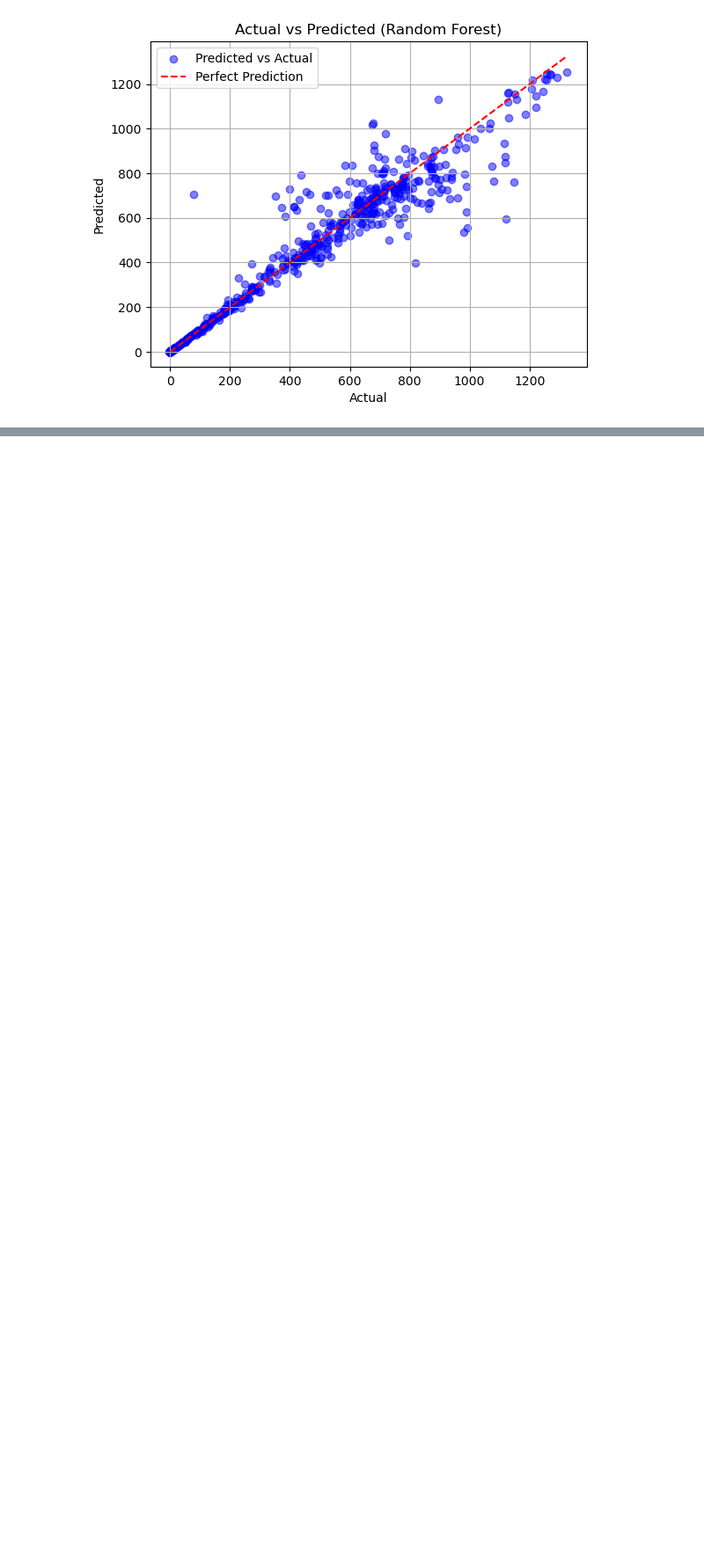
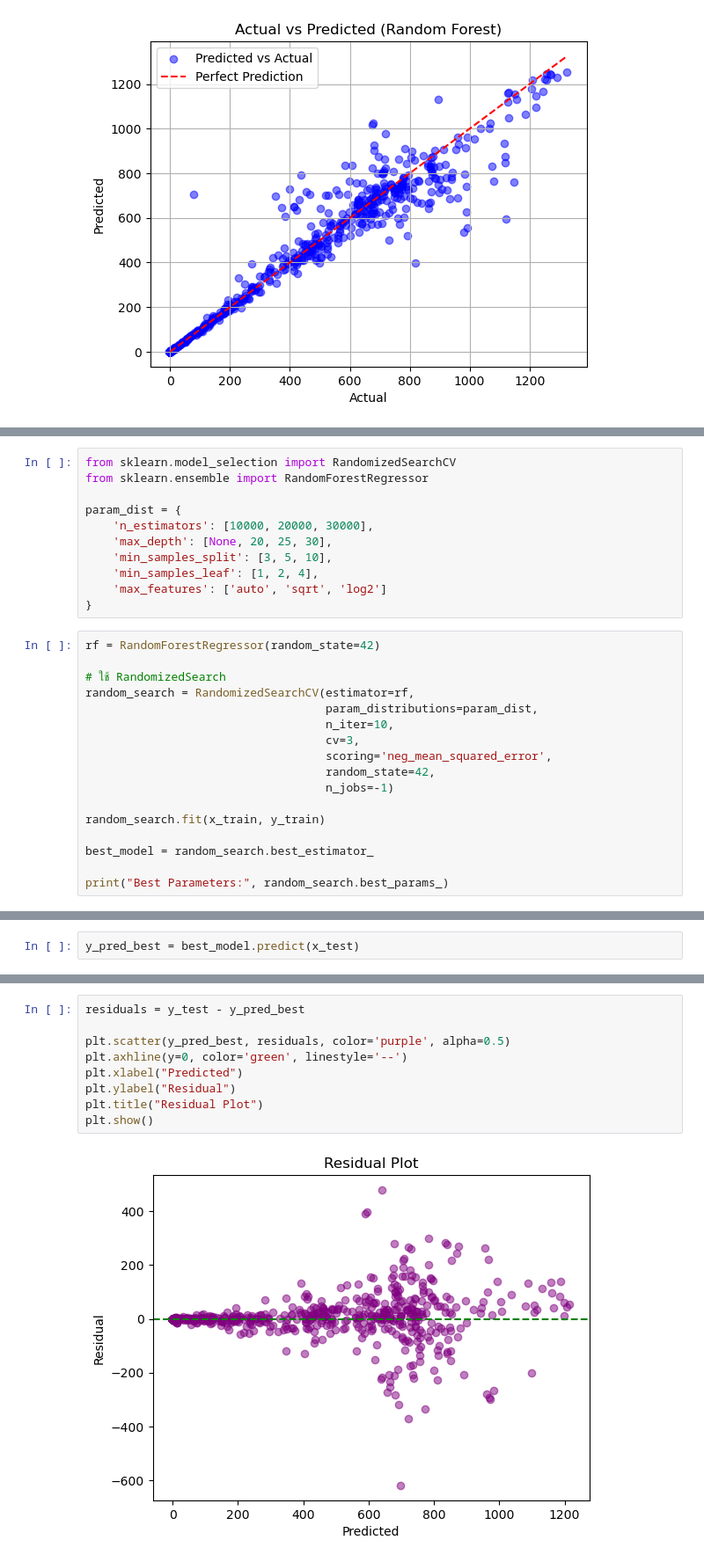
Before and after one commit to SayRai1/oroject-H1, a Jupyter notebook: Train_model_sola.ipynb, the cells around one changed output, grey strips where cells are left out. Shown: that part at 88% size. Drawn from its saved outputs; the diff is of its cells as text; blank space fills up the shorter version.

```diff
--- a/Train_model_sola.ipynb
+++ b/Train_model_sola.ipynb
@@ -130,0 +142,28 @@ plt.show()
+# %%
+from sklearn.model_selection import RandomizedSearchCV
+from sklearn.ensemble import RandomForestRegressor
+
+param_dist = {
+    'n_estimators': [10000, 20000, 30000],
+    'max_depth': [None, 20, 25, 30],
+    'min_samples_split': [3, 5, 10],
+    'min_samples_leaf': [1, 2, 4],
+    'max_features': ['auto', 'sqrt', 'log2']
+}
+# %%
+rf = RandomForestRegressor(random_state=42)
+
+# ใช้ RandomizedSearch
+random_search = RandomizedSearchCV(estimator=rf,
+                                   param_distributions=param_dist,
+                                   n_iter=10,
+                                   cv=3,
+                                   scoring='neg_mean_squared_error',
+                                   random_state=42,
+                                   n_jobs=-1)
+
+random_search.fit(x_train, y_train)
+
+best_model = random_search.best_estimator_
+
+print("Best Parameters:", random_search.best_params_)
@@ -130,0 +189,2 @@ plt.show()
+# %%
+y_pred_best = best_model.predict(x_test)
@@ -130,0 +203,11 @@ plt.show()
+# %%
+residuals = y_test - y_pred_best
+
+plt.scatter(y_pred_best, residuals, color='purple', alpha=0.5)
+plt.axhline(y=0, color='green', linestyle='--')
+plt.xlabel("Predicted")
+plt.ylabel("Residual")
+plt.title("Residual Plot")
+plt.show()
+# %% [output]
+[figure, added]
```
Also changed, not shown: parts of 8 cells of this notebook.
